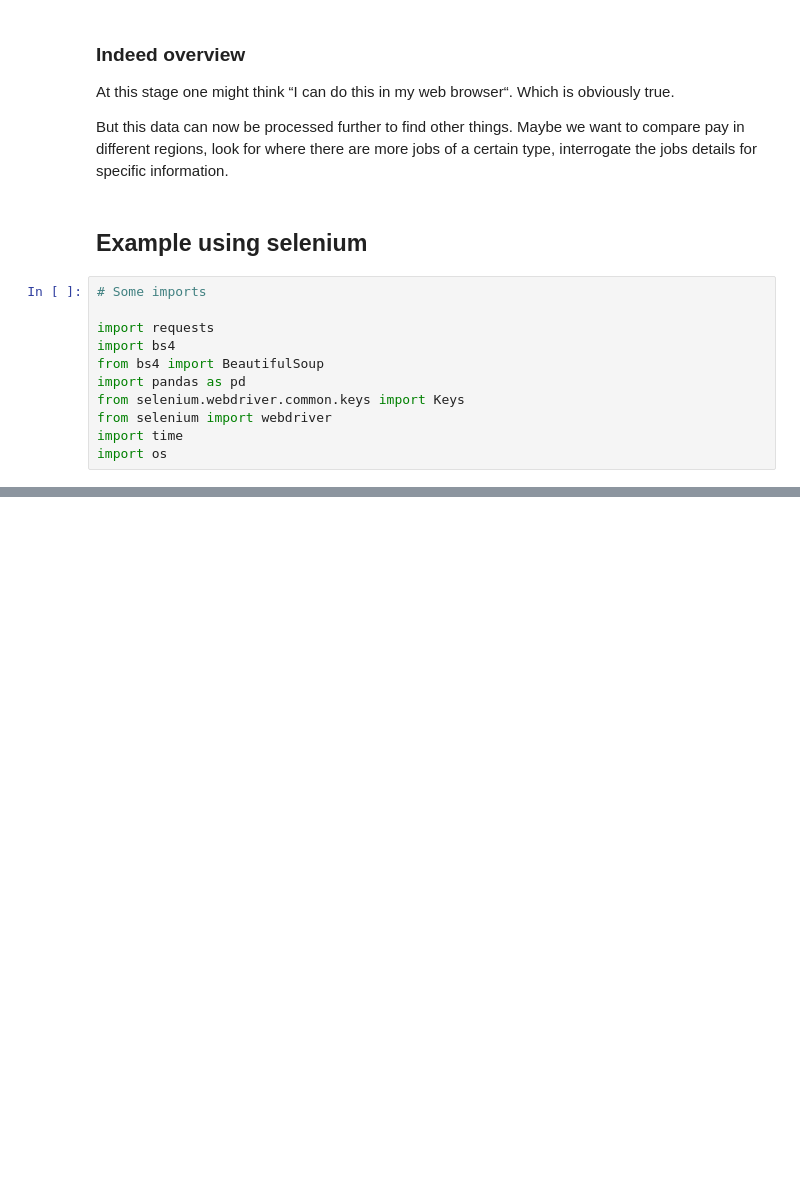
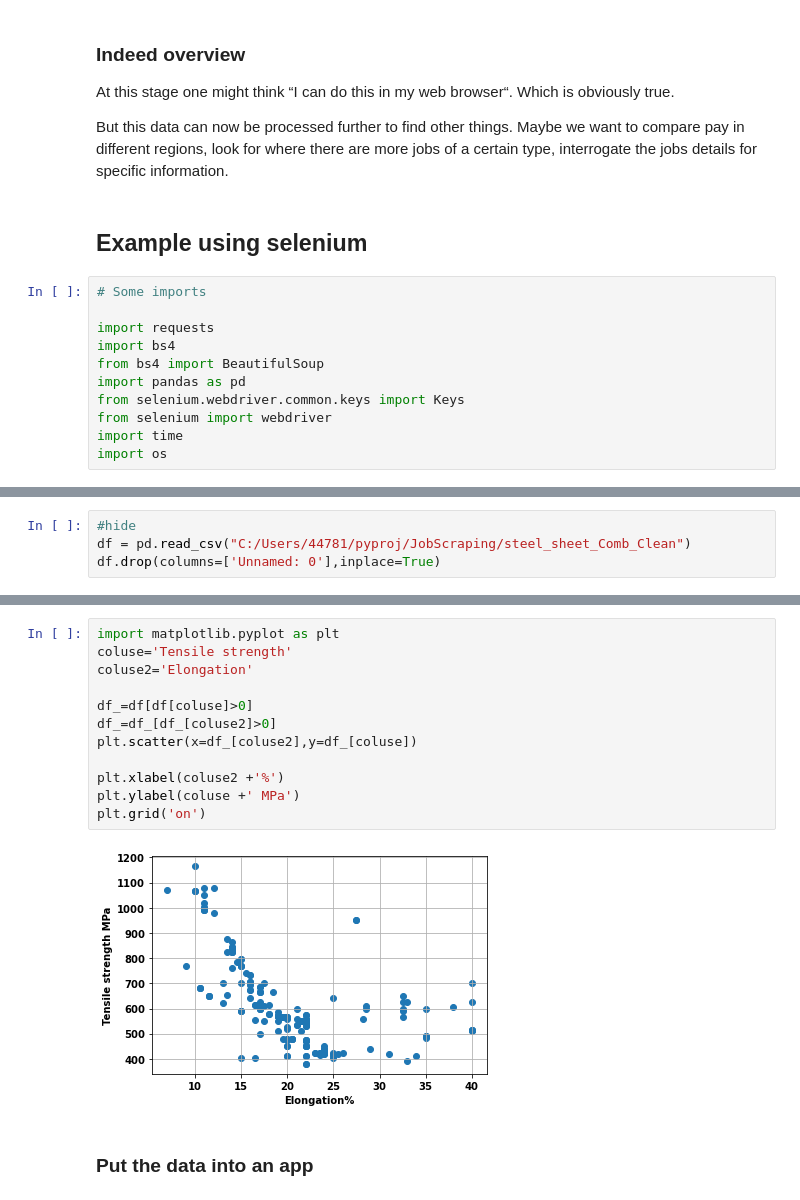
Before and after one commit to ThomasHSimm/THS_website, a Jupyter notebook: _notebooks/2021-11-18-WebScraping.ipynb, the cells around one changed output, grey strips where cells are left out. Cells and saved outputs as stored; diff of their text form; blank space fills up the shorter version.

```diff
--- a/_notebooks/2021-11-18-WebScraping.ipynb
+++ b/_notebooks/2021-11-18-WebScraping.ipynb
@@ -361,0 +652,4 @@ cwd
+# %%
+#hide
+df = pd.read_csv("C:/Users/44781/pyproj/JobScraping/steel_sheet_Comb_Clean")
+df.drop(columns=['Unnamed: 0'],inplace=True)
@@ -361,0 +666,16 @@ cwd
+# %%
+import matplotlib.pyplot as plt
+coluse='Tensile strength'
+coluse2='Elongation'
+
+df_=df[df[coluse]>0]
+df_=df_[df_[coluse2]>0]
+plt.scatter(x=df_[coluse2],y=df_[coluse])
+
+plt.xlabel(coluse2 +'%')
+plt.ylabel(coluse +' MPa')
+plt.grid('on')
+# %% [output]
+[figure, added]
+# %% [markdown]
+### Put the data into an app
```
Also changed, not shown: parts of 19 cells of this notebook, 3 other files.
